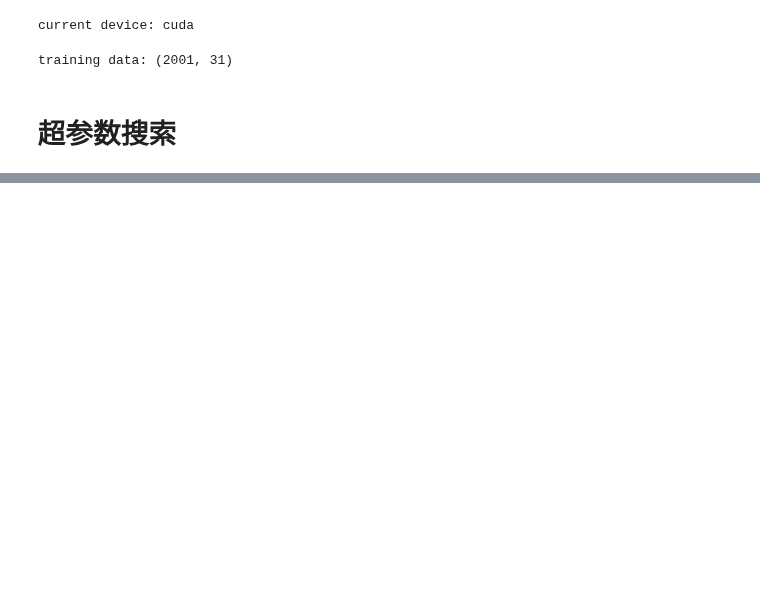
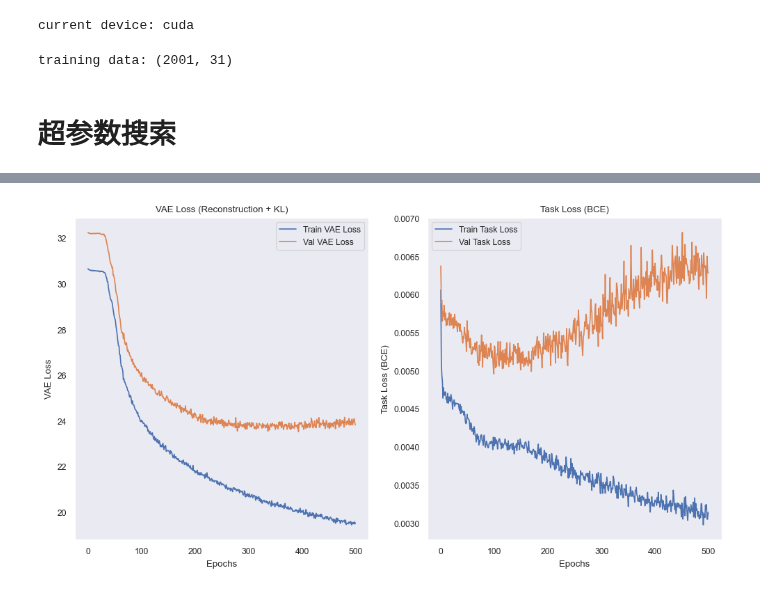
Before and after one commit to xuxu-wei/sepsis-mortality, a Jupyter notebook: risk_model/VAE_dev.ipynb, the cells around one changed output, grey strips where cells are left out. Cells and saved outputs as stored; diff of their text form; code cells hidden in the pictures; blank space fills up the shorter version.

Commit message:
optuna VAE

```diff
--- a/risk_model/VAE_dev.ipynb
+++ b/risk_model/VAE_dev.ipynb
@@ -23,13 +23,13 @@ IN_NOTEBOOK = None
 def in_notebook():
     return 'IPKernelApp' in getattr(globals().get('get_ipython', lambda: None)(), 'config', {})
 
-if in_notebook():
+if IN_NOTEBOOK:
     IN_NOTEBOOK = True
     from IPython.display import clear_output, display
     notebook_dir = os.getcwd()
     src_path = os.path.abspath(os.path.join(notebook_dir, '..'))
     RUN_MODE = 'tuning' # reload: 重现study; tuning 搜索超参数
-    N_TRIAL = 10
+    N_TRIAL = 3
     OUTCOME_IX = 1
 else:
     IN_NOTEBOOK = False
@@ -49,7 +49,7 @@ from src.model_utils import to_numpy, check_tensor
 from src.metrix import cal_ci, format_ci
 from src.setup import *
 from risk_setup import *
-# from risk_model.HybridVAE import HybridVAEMultiTaskSklearn
+from risk_model.HybridVAE import HybridVAEMultiTaskSklearn
 
 set_random_seed(19960816)
 DEVICE = torch.device("cuda" if torch.cuda.is_available() else "cpu")
@@ -149,43 +121,45 @@ if RUN_MODE=='tuning':
                                           validation_split=validation_split,
                                           )
         # 实现交叉验证
-        kf = StratifiedKFold(n_splits=10, shuffle=True, random_state=19960816)
-        aucs = []
+        kf = StratifiedKFold(n_splits=5, shuffle=True, random_state=19960816)
+        aucs_1 = []
+        aucs_2 = []
         recon_losses = []
+        vae_losses = []
 
-        for i, (train_index, val_index) in enumerate(kf.split(X, y.iloc[:,0])): # stratified by primary outcome (28d-mortality)
+        for i, (train_index, val_index) in enumerate(kf.split(X, y.iloc[:,0])): # stratified by primary outcome
             # 划分训练集和验证集
-            X_train, X_val = X[train_index], X[val_index]
-            y_train, y_val = y[train_index], y[val_index]
+            X_train, X_val = X.iloc[train_index], X.iloc[val_index]
+            y_train, y_val = y.iloc[train_index], y.iloc[val_index]
 
             # 训练模型
             model.fit(X_train, y_train,
                         epochs=2000,
                         early_stopping=True,
-                        patience=100,
+                        patience=200,
+                        verbose=0,
                         plot_path=None,
                         save_weights_path=None)
 
             # 验证模型并记录分数
-            score_temp = model.score(X_val, y_val)  # 默认负均方误差
-            neg_ate_l1_loss_ob_temp = model.ate_l1_loss(X_val, y_val, eval_strategy='observed_only')  # 负 ATE 误差, 仅比较观测组间误差
-            neg_ate_l1_loss_temp = model.ate_l1_loss(X_val, y_val, eval_strategy='mean_ITE')  # 负 ATE 误差
-            auc = model.roc_auc(X_val, y_val, average='weighted')
+            auc1, auc2 = model.score(X_val, y_val)  # 默认AUC
+            total_loss, recon_loss, kl_loss, task_loss = model.eval_loss(X, y)
+            vae_loss = recon_loss + model.beta * kl_loss
 
-            aucs.append(auc)
-            scores.append(score_temp)
-            ate_losses_ob.append(neg_ate_l1_loss_ob_temp)
-            ate_losses.append(neg_ate_l1_loss_temp)
+            aucs_1.append(auc1)
+            aucs_2.append(auc2)
+            recon_losses.append(recon_loss)
+            vae_losses.append(vae_loss)
 
         # 返回平均交叉验证分数（负均方误差）
-        return np.mean(aucs), np.mean(scores), np.mean(ate_losses_ob), np.mean(ate_losses)
+        return np.mean(aucs_1), np.mean(aucs_2), np.mean(vae_losses), np.mean(recon_losses)
 
     # 日志功能：设置 Optuna 的日志级别
     # optuna.logging.set_verbosity(optuna.logging.INFO)
 
     # 实时打印当前最佳结果
     def trial_callback(study, trial):
-        if in_notebook():
+        if IN_NOTEBOOK:
             clear_output(wait=True)  # 清除之前的输出
             df_trials = study.trials_dataframe()  # 获取当前的试验数据
             display(df_trials)  # 动态显示最新的 dataframe
@@ -211,7 +185,7 @@ if RUN_MODE=='tuning':
 
 
     # 使用 Optuna 优化
-    study = optuna.create_study(directions=["maximize", "maximize", "maximize", "maximize",])  # 或 "minimize"，取决于评分标准
+    study = optuna.create_study(directions=["maximize", "maximize", "minimize", 'minimize'])  # 或 "minimize"，取决于评分标准
     study.optimize(objective, n_trials=N_TRIAL, callbacks=[trial_callback])
 
     # 保存实验结果
@@ -219,45 +193,58 @@ if RUN_MODE=='tuning':
         print('调参结束，正在保存optuna调参试验结果')
         pickle.dump(study, f)
 
     # 获取 Pareto 前沿解
     pareto_front = study.best_trials
     print("Pareto Front Solutions:")
     for trial in pareto_front:
         print(f"Trial {trial.number}: Values {trial.values}, Params {trial.params}")
 
     # 保存 Pareto 解到文件
     pareto_data = [
         {"trial_number": trial.number, "values": trial.values, "params": trial.params}
         for trial in pareto_front
     ]
     with open(f"{risk_hybrid_vae}/pareto_solutions.json", "w") as f:
         json.dump(pareto_data, f)
 
 
     # 保存完整调参历史为 xlsx 文件
     df_trials = study.trials_dataframe()
     df_trials.to_excel(f"{risk_hybrid_vae}/tuning_history.xlsx", index=False)
 
     # 使用一个 Pareto 最优解重新初始化模型
     best_trial = pareto_front[0] # 选择第一个 Pareto 解
     best_params = best_trial.params
 
     # 使用最佳参数重新初始化模型
-    best_model = HybridVAEMultiTaskSklearn(
-        dim_in=X.shape[1],
-        binary_y=True,
-        dim_hidden=best_params["dim_hidden"],
-        alpha=best_params["alpha"],
-        beta=best_params["beta"],
-        depth=best_params["depth"],
-        num_iterations=best_params["num_iterations"],
-        num_discr_iterations=best_params["num_discr_iterations"],
-    )
+    best_model = HybridVAEMultiTaskSklearn(input_dim=X.shape[1],
+                                          task_count=y.shape[1],
+                                          vae_hidden_dim=best_params["vae_hidden_dim"],
+                                          vae_depth=best_params["vae_depth"],
+                                          vae_dropout_rate=best_params["vae_dropout_rate"],
+                                          latent_dim=best_params["latent_dim"],
+                                          predictor_hidden_dim=best_params["predictor_hidden_dim"],
+                                          predictor_depth=best_params["predictor_depth"],
+                                          predictor_dropout_rate=best_params["predictor_dropout_rate"],
+                                          vae_lr=best_params["vae_lr"],
+                                          vae_weight_decay=best_params["vae_weight_decay"],
+                                          multitask_lr=best_params["multitask_lr"],
+                                          multitask_weight_decay=best_params["multitask_weight_decay"],
+                                          alphas=None,
+                                          beta=best_params["beta"],
+                                          gamma_task=best_params["gamma_task"],
+                                          batch_size=best_params["batch_size"],
+                                          validation_split=best_params["validation_split"],
+                                          )
 
     # 训练最佳模型
     print('使用最佳参数在全集上模型')
-    best_model.fit(X, y)
-
-    # 保存最佳模型
-    print('训练完成，保存模型参数')
-    torch.save(best_model.state_dict(), f"{risk_hybrid_vae}/GANITE_weights.pth")
+    best_model.fit(X, y,
+                    epochs=2000,
+                    early_stopping=True,
+                    patience=200,
+                    verbose=2,
+                    plot_path=risk_hybrid_vae,
+                    save_weights_path=risk_hybrid_vae)
+# %% [output]
+[figure, added]
```
Also changed, not shown: parts of 5 cells of this notebook, 2 other files.
